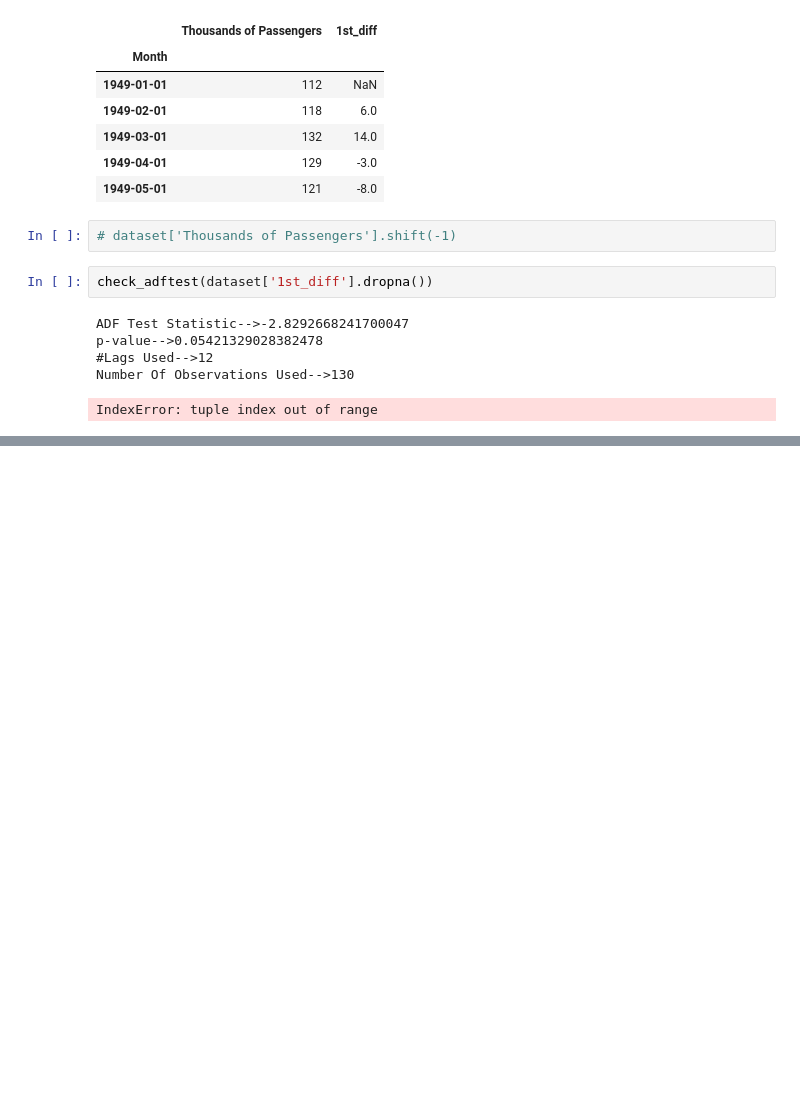
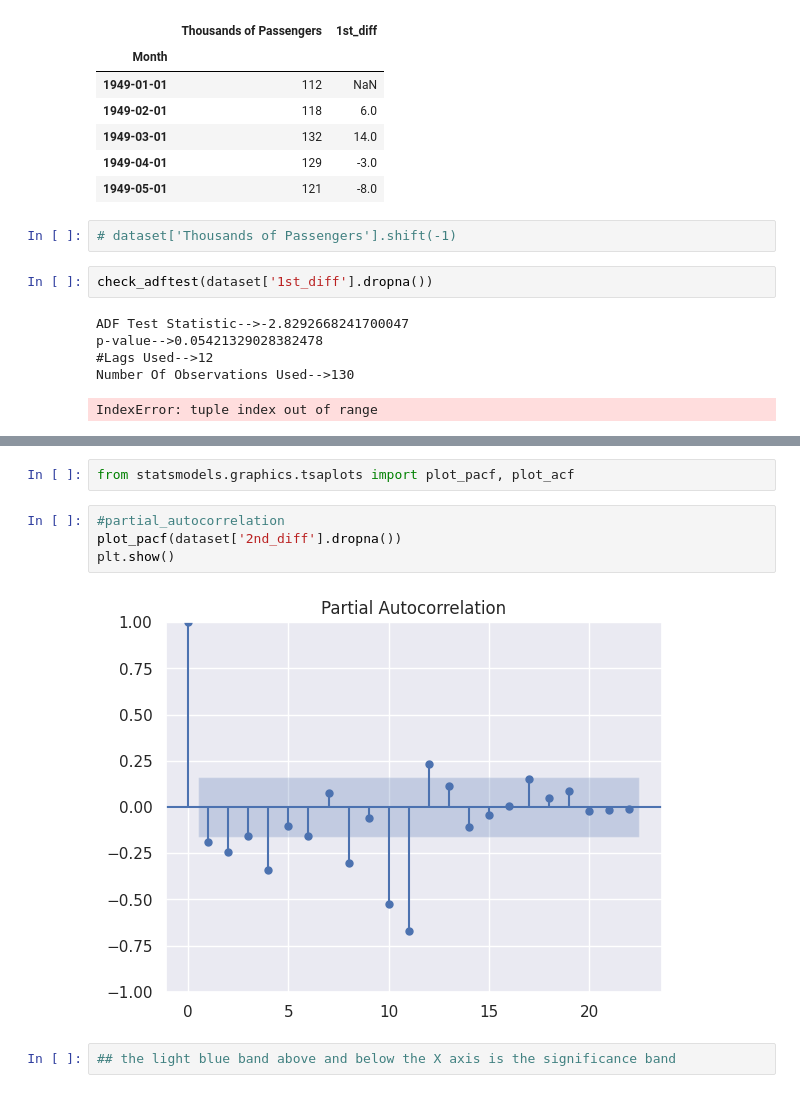
Before and after one commit to KOWSALYAAARU/test_app, a Jupyter notebook: time_series_forecasting_casestudy_1.ipynb, the cells around one changed output, grey strips where cells are left out. Drawn from its saved outputs; the diff is of its cells as text; blank space fills up the shorter version.

```diff
--- a/time_series_forecasting_casestudy_1.ipynb
+++ b/time_series_forecasting_casestudy_1.ipynb
@@ -197,0 +227,10 @@ IndexError: tuple index out of range
+# %%
+from statsmodels.graphics.tsaplots import plot_pacf, plot_acf
+# %%
+#partial_autocorrelation
+plot_pacf(dataset['2nd_diff'].dropna())
+plt.show()
+# %% [output]
+[figure, added]
+# %%
+## the light blue band above and below the X axis is the significance band
```
Also changed, not shown: parts of 10 cells of this notebook.
